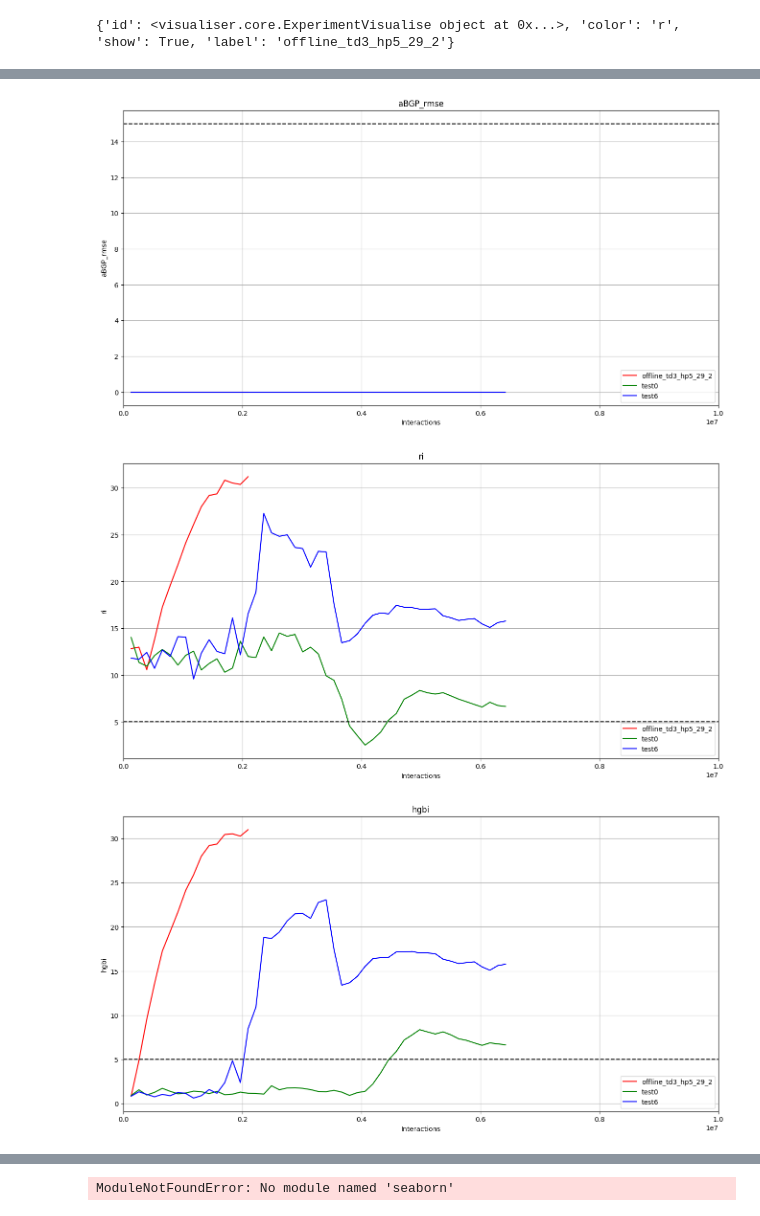
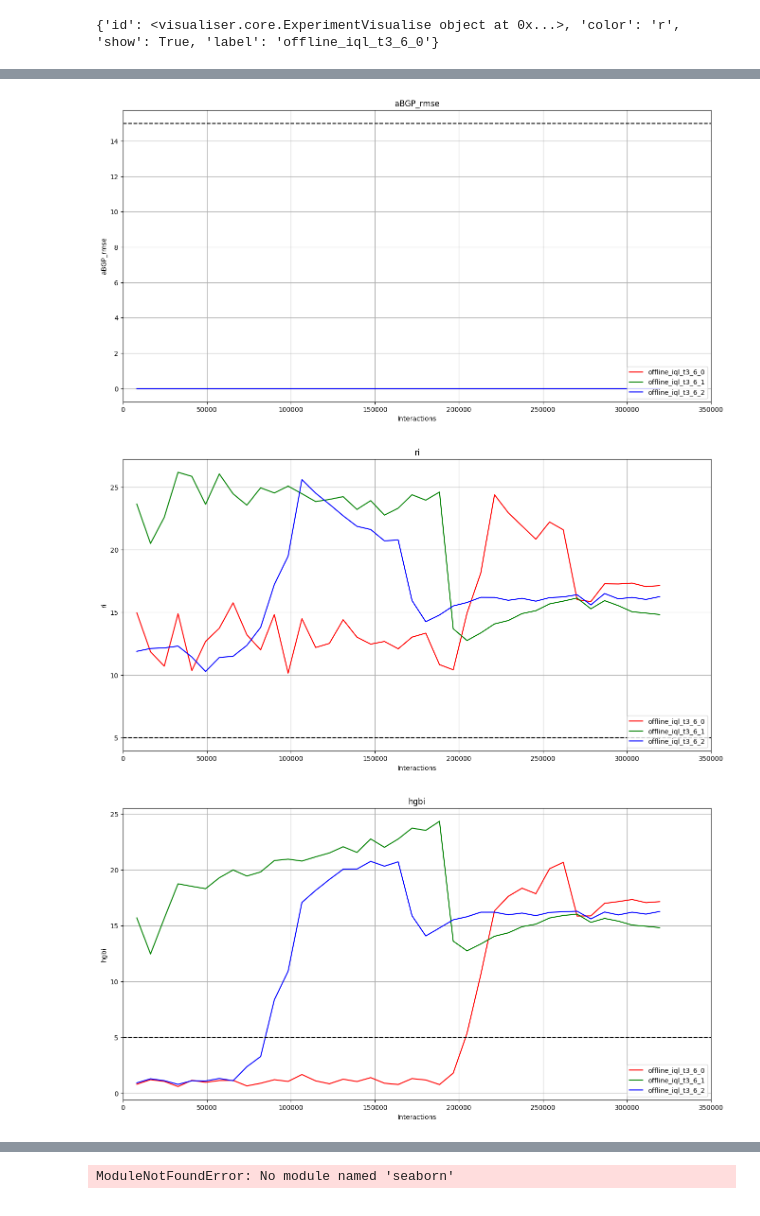
Before and after one commit to RL4H/RL4T1D, a Jupyter notebook: visualiser/notebooks/individual_analyzer.ipynb, the cells around one changed output, grey strips where cells are left out. Drawn from its saved outputs; the diff is of its cells as text; code cells hidden in the pictures.

```diff
--- a/visualiser/notebooks/individual_analyzer.ipynb
+++ b/visualiser/notebooks/individual_analyzer.ipynb
@@ -29,9 +29,9 @@ import matplotlib.gridspec
 # EXP_NAME_3 = "offline_td3_test_mixed2"
 
 #offline_td3_p19_4
-EXP_NAME = 'offline_td3_hp5_29_2'
-EXP_NAME_2 = "test0"
-EXP_NAME_3 = "test6"
+EXP_NAME = 'offline_iql_t3_6_0'
+EXP_NAME_2 = "offline_iql_t3_6_1"
+EXP_NAME_3 = "offline_iql_t3_6_2"
 
 COHORT = 'Adult'
 SUBJECT = '0'
@@ -42,7 +42,7 @@ SINGLE_VIEW = False
 
 
 command = []
-dis_len = 10 * 1000000 #1.0 * 1000000 /2
+dis_len = 3.5 * 100000 #1.0 * 1000000 /2
 disp_arr = display_commands_v2(command)
 
 
@@ -105 +105 @@ plot_testing_metric(exp_vis, type='min_max', dis_len=dis_len, metric='lgbi', goa
-{'id': <visualiser.core.ExperimentVisualise object at 0x...>, 'color': 'r', 'show': True, 'label': 'offline_td3_hp5_29_2'}
+{'id': <visualiser.core.ExperimentVisualise object at 0x...>, 'color': 'r', 'show': True, 'label': 'offline_iql_t3_6_0'}
@@ -108,3 +108,3 @@ plot_testing_metric(exp_vis, type='min_max', dis_len=dis_len, metric='lgbi', goa
-[figure, old version]
+[figure, new version]
-[figure, old version]
+[figure, new version]
-[figure, old version]
+[figure, new version]
```
Also changed, not shown: parts of 2 cells of this notebook, 1 other file.
